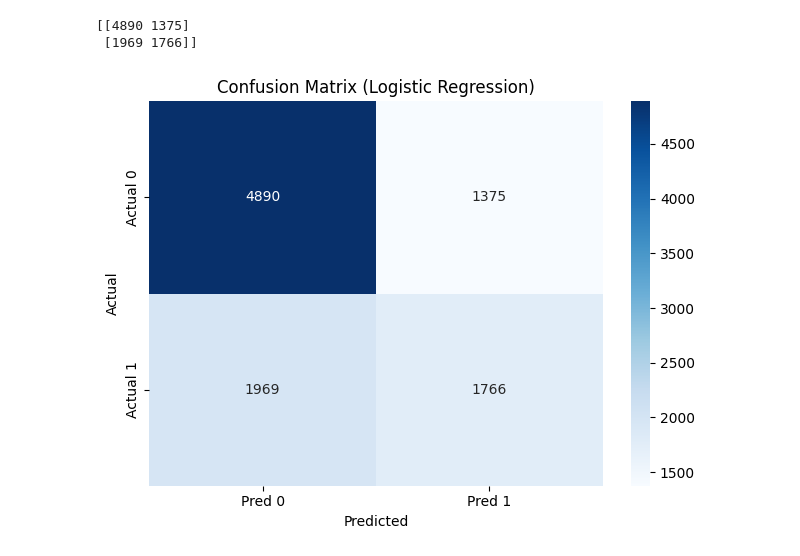
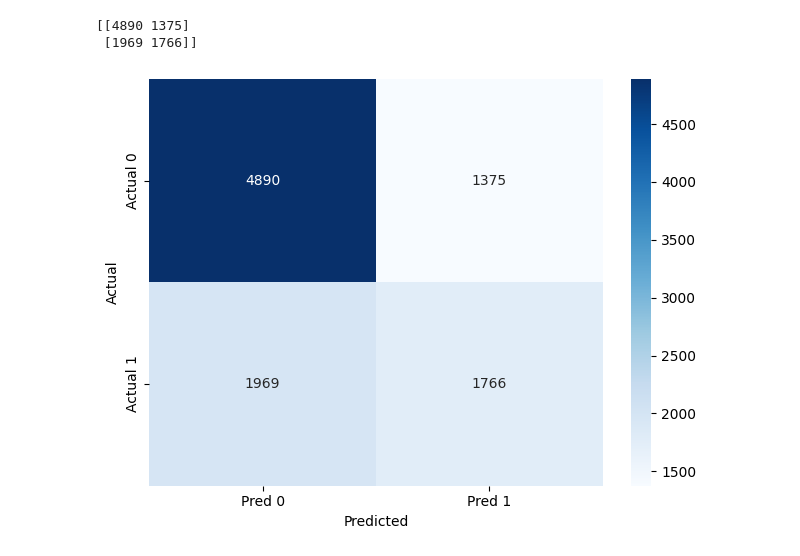
Before and after one commit to pranjalsinha1205/TextSimilarityFinder, a Jupyter notebook: TextSimilarityFinderColab.ipynb, the cells around one changed output. Drawn from its saved outputs; the diff is of its cells as text; code cells hidden in the pictures.

```diff
--- a/TextSimilarityFinderColab.ipynb
+++ b/TextSimilarityFinderColab.ipynb
@@ -117,10 +117,9 @@ import seaborn as sns
 # %%
 sns.heatmap(conf_matrix, annot=True, fmt="d", cmap="Blues",
             xticklabels=["Pred 0", "Pred 1"], yticklabels=["Actual 0", "Actual 1"])
-plt.title("Confusion Matrix (Logistic Regression)", fontsize=12)
 plt.xlabel("Predicted")
 plt.ylabel("Actual")
 plt.tight_layout()
 plt.show()
 # %% [output]
-[figure, old version]
+[figure, new version]
```
Also changed, not shown: 1 other file.
